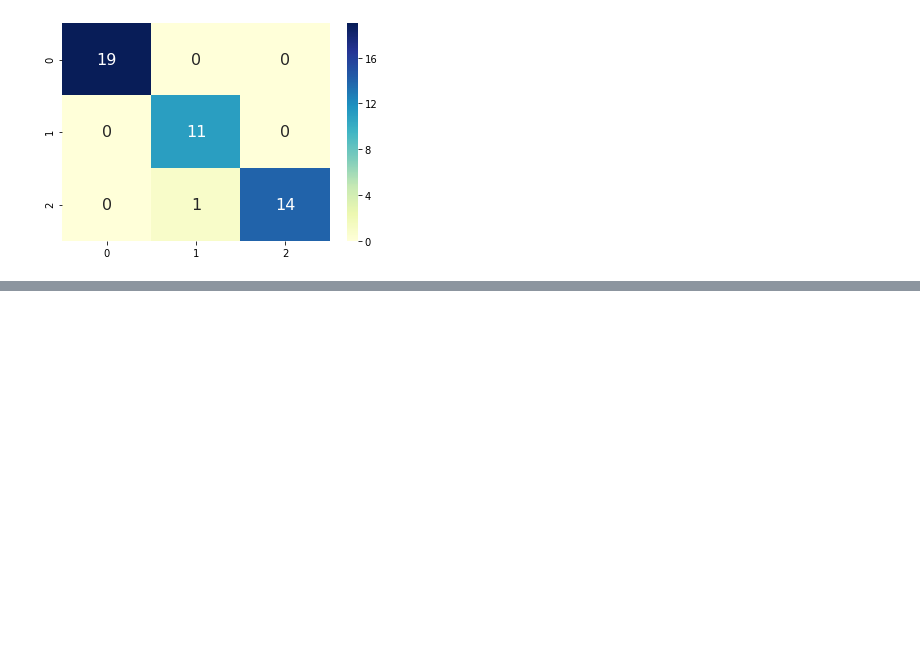
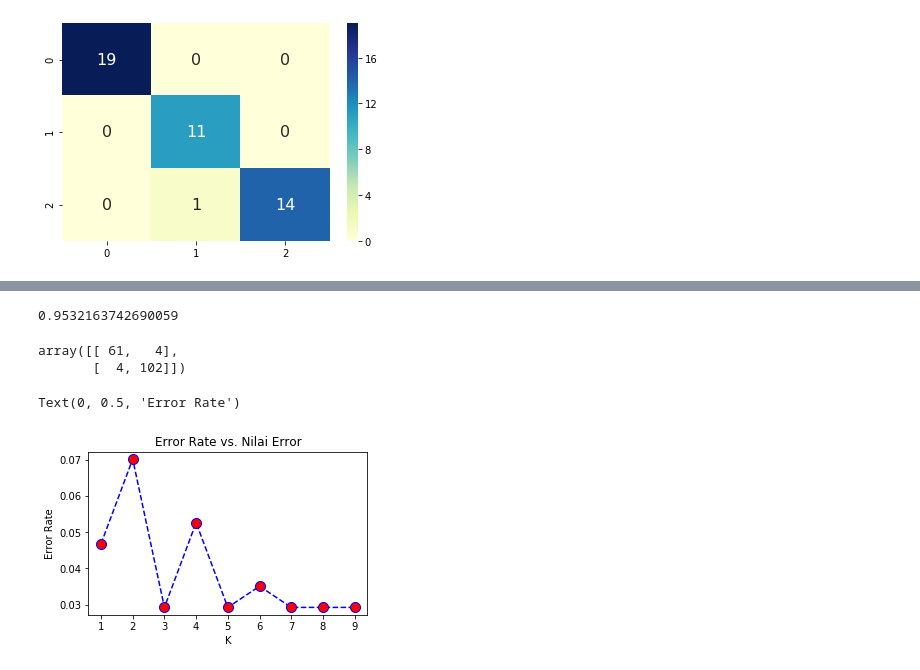
Before and after one commit to elatfar/Supervised-Learning, a Jupyter notebook: Regression and Classification.ipynb, the cells around one changed output, grey strips where cells are left out. Drawn from its saved outputs; the diff is of its cells as text; code cells hidden in the pictures; blank space fills up the shorter version.

```diff
--- a/Regression and Classification.ipynb
+++ b/Regression and Classification.ipynb
@@ -156,0 +204,4 @@ plt.show()
+# %%
+from sklearn.datasets import load_breast_cancer
+
+data = load_breast_cancer()
@@ -156,0 +224,5 @@ plt.show()
+# %%
+new_x_train,new_x_test,new_y_train,new_y_test=train_test_split(data.data,data.target,test_size=0.3)
+# %%
+knn = KNeighborsClassifier(n_neighbors=1)
+knn.fit(new_x_train,new_y_train)
@@ -156,0 +245,28 @@ plt.show()
+# %%
+accuracy_score(new_y_test,knn_pred)
+# %% [output]
+0.9532163742690059
+# %%
+confusion_matrix(new_y_test, knn_pred)
+# %% [output]
+array([[ 61,   4],
+       [  4, 102]])
+# %%
+error_rate_new = []
+
+for i in range(1,10):
+
+    knn = KNeighborsClassifier(n_neighbors=i)
+    knn.fit(new_x_train,new_y_train)
+    pred_i = knn.predict(new_x_test)
+    error_rate_new.append(np.mean(pred_i != new_y_test))
+# %%
+plt.figure(figsize=(5,3))
+plt.plot(range(1,10),error_rate_new,color='blue', linestyle='dashed', marker='o',
+         markerfacecolor='red', markersize=10)
+plt.title('Error Rate vs. Nilai Error')
+plt.xlabel('K')
+plt.ylabel('Error Rate')
+# %% [output]
+Text(0, 0.5, 'Error Rate')
+[figure, added]
```
Also changed, not shown: parts of 11 cells of this notebook.
